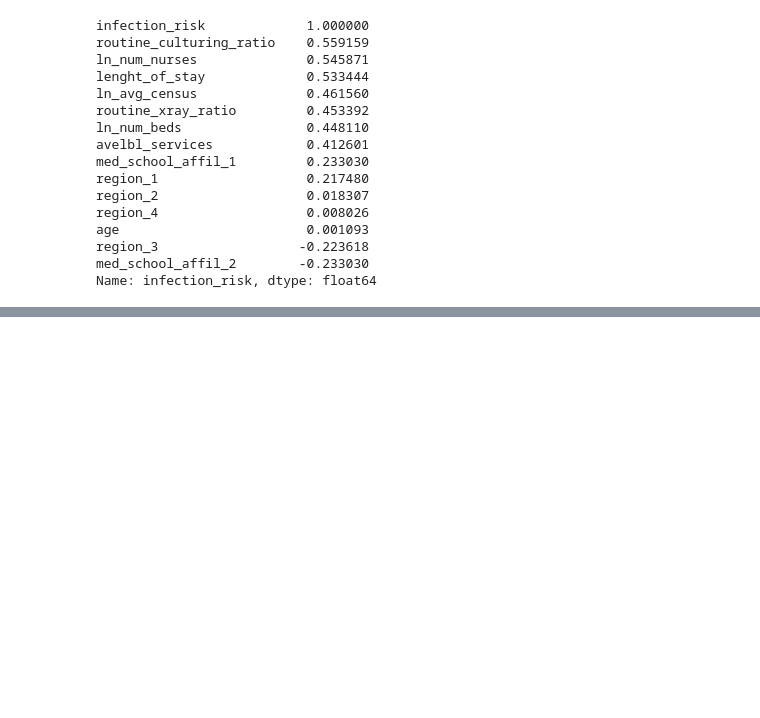
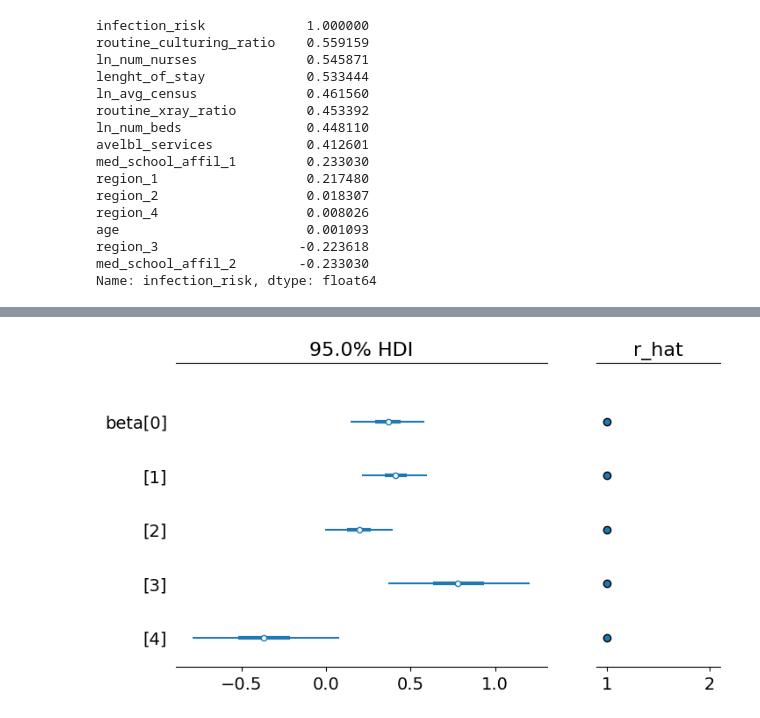
Before and after one commit to DaviGiordano/modeling-risk-infection, a Jupyter notebook: mcmc_with_metropolis_hastings.ipynb, the cells around one changed output, grey strips where cells are left out. Drawn from its saved outputs; the diff is of its cells as text; code cells hidden in the pictures; blank space fills up the shorter version.

```diff
--- a/mcmc_with_metropolis_hastings.ipynb
+++ b/mcmc_with_metropolis_hastings.ipynb
@@ -198,0 +208,5 @@ dfwaic
+# %%
+# Plot parameters for covariates
+az.plot_forest(idata[2], var_names=["beta"], combined=True, hdi_prob=0.95, r_hat=True);
+# %% [output]
+[figure, added]
```
Also changed, not shown: parts of 22 cells of this notebook.
